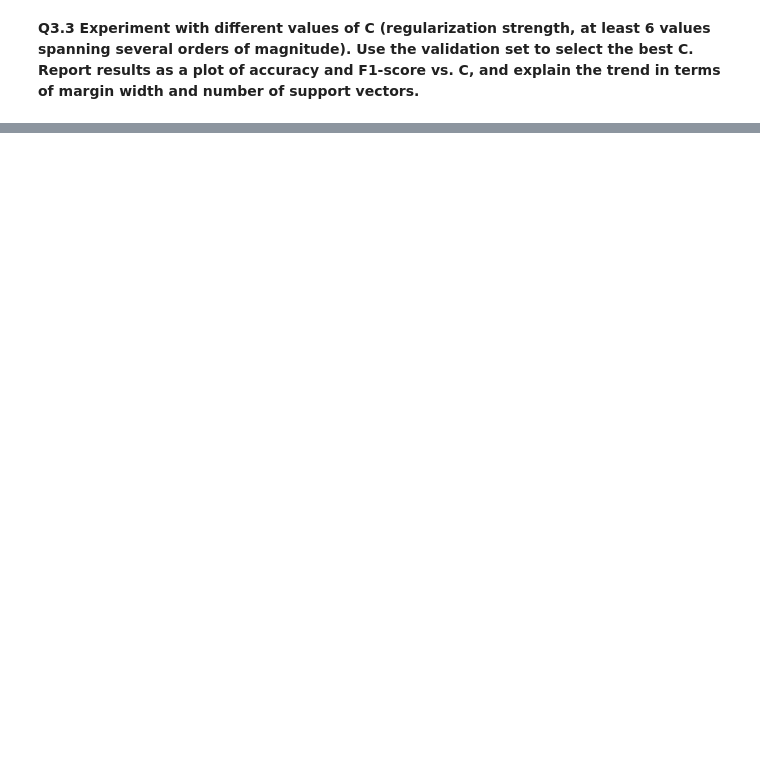
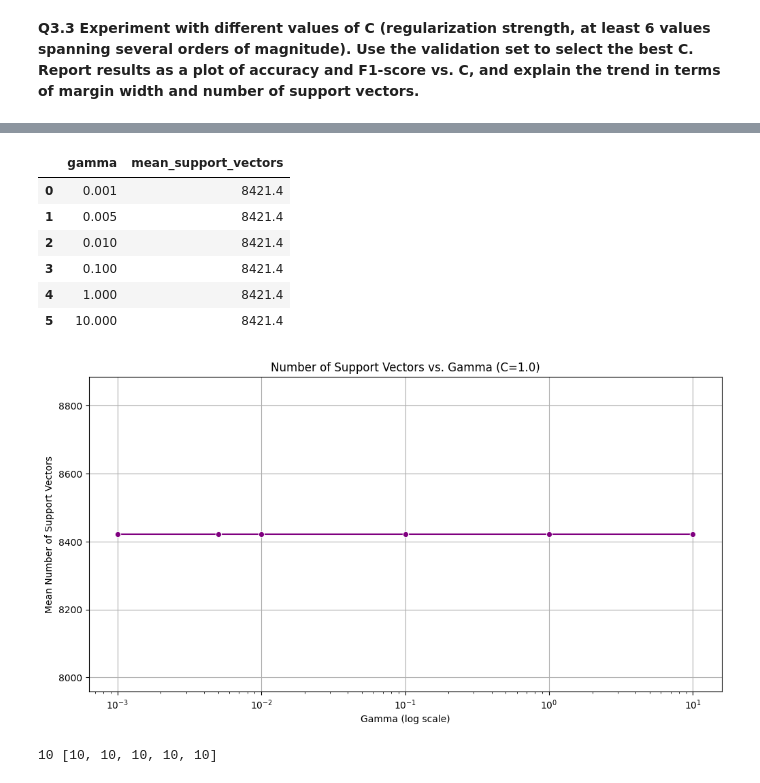
Before and after one commit to Artomic2020/Break_the_Universe, a Jupyter notebook: Assignment2_IDATG2208_26_AdultCensus.ipynb, the cells around one changed output, grey strips where cells are left out. Drawn from its saved outputs; the diff is of its cells as text; code cells hidden in the pictures; blank space fills up the shorter version.

```diff
--- a/Assignment2_IDATG2208_26_AdultCensus.ipynb
+++ b/Assignment2_IDATG2208_26_AdultCensus.ipynb
@@ -1448,0 +1542,11 @@ Support Vector Classifier Validation Accuracy: 0.8618
+# %%
+from sklearn.base import clone
+from sklearn.pipeline import Pipeline
+from sklearn.svm import SVC
+
+svm_pipeline = Pipeline([
+    ('preprocessor', clone(preprocessor)),
+    ('classifier', SVC(kernel='rbf', probability=True, random_state=42))
+])
+
+svm_pipeline.fit(X_train, y_train)
@@ -1486,0 +1703,11 @@ hyperparameter search → class-imbalance evaluation → robustness
+# %%
+from sklearn.base import clone
+from sklearn.pipeline import Pipeline
+from sklearn.svm import SVC
+
+svm_pipeline = Pipeline([
+    ('preprocessor', clone(preprocessor)),
+    ('classifier', SVC(kernel='rbf', probability=True, random_state=42))
+])
+
+svm_pipeline.fit(X_train, y_train)
@@ -1486,0 +1808,35 @@ hyperparameter search → class-imbalance evaluation → robustness
+# %%
+for gamma_val in gamma_values:
+    # ... create pipeline and run cross_validate with return_estimator=True ...
+
+    mean_support_vectors = np.mean([
+        fitted_pipeline.named_steps['classifier'].n_support_.sum()
+        for fitted_pipeline in scores_gamma['estimator']
+    ])
+
+    results_gamma.append({
+        'gamma': gamma_val,
+        'mean_support_vectors': mean_support_vectors,
+        'mean_accuracy': scores_gamma['test_accuracy'].mean(),
+        'mean_f1_score': scores_gamma['test_f1'].mean()
+    })
+
+# Outside the loop:
+results_df_gamma = pd.DataFrame(results_gamma)
+display(results_df_gamma[['gamma', 'mean_support_vectors']])
+# %% [output]
+|  | gamma | mean_support_vectors |
+| 0 | 0.001 | 8421.4 |
+| 1 | 0.005 | 8421.4 |
+| 2 | 0.010 | 8421.4 |
+| 3 | 0.100 | 8421.4 |
+| 4 | 1.000 | 8421.4 |
+| 5 | 10.000 | 8421.4 |
+[figure, added]
+# %%
+print(gamma_val, [
+    estimator.named_steps['classifier'].gamma
+    for estimator in scores_gamma['estimator']
+])
+# %% [output]
+10 [10, 10, 10, 10, 10]
```
Also changed, not shown: parts of 21 cells of this notebook.
